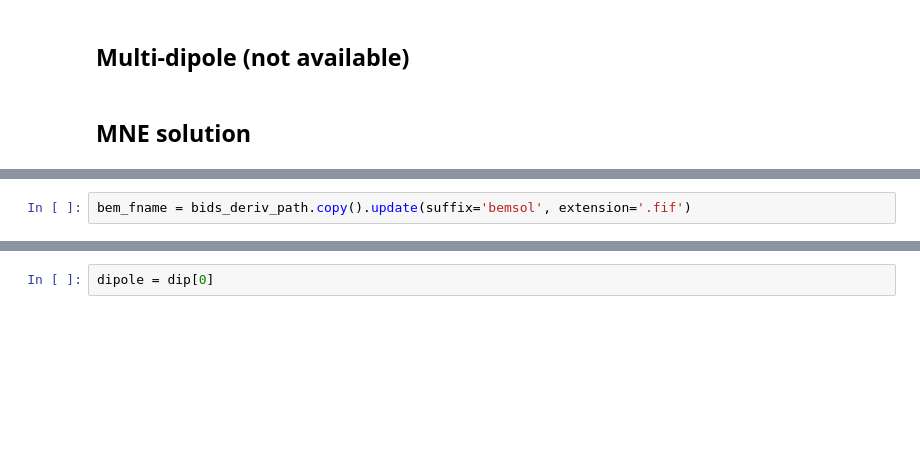
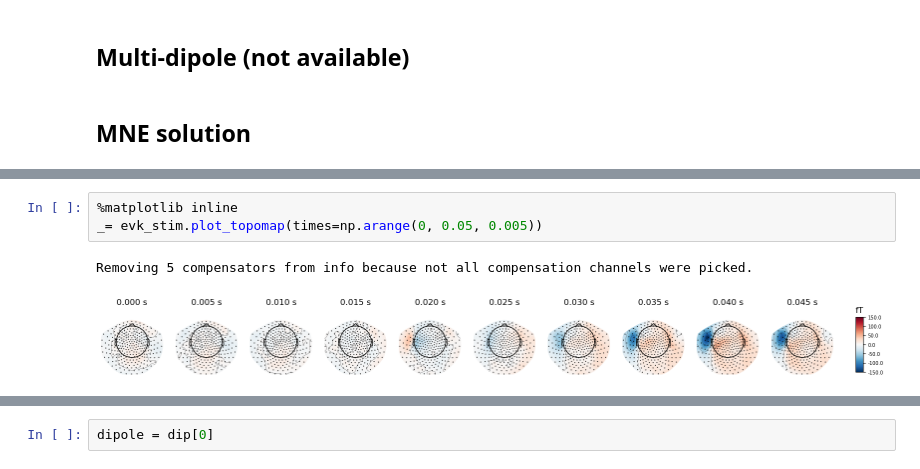
Before and after one commit to nih-megcore/NIMH_MEG_workshop, a Jupyter notebook: Day2/Lab4_SourceLocalization.ipynb, the cells around one changed output, grey strips where cells are left out. Cells and saved outputs as stored; diff of their text form; blank space fills up the shorter version.

```diff
--- a/Day2/Lab4_SourceLocalization.ipynb
+++ b/Day2/Lab4_SourceLocalization.ipynb
@@ -95,4 +156,8 @@ evk_stim.crop(0,0.1)
 | Baseline (secs) | -0.100 – 0.000 s |
-# %%
-bem_fname = bids_deriv_path.copy().update(suffix='bemsol', extension='.fif')
+# %%
+%matplotlib inline
+_= evk_stim.plot_topomap(times=np.arange(0, 0.05, 0.005))
+# %% [output]
+Removing 5 compensators from info because not all compensation channels were picked.
+[figure, added]
 # %%
```
Also changed, not shown: parts of 24 cells of this notebook.
